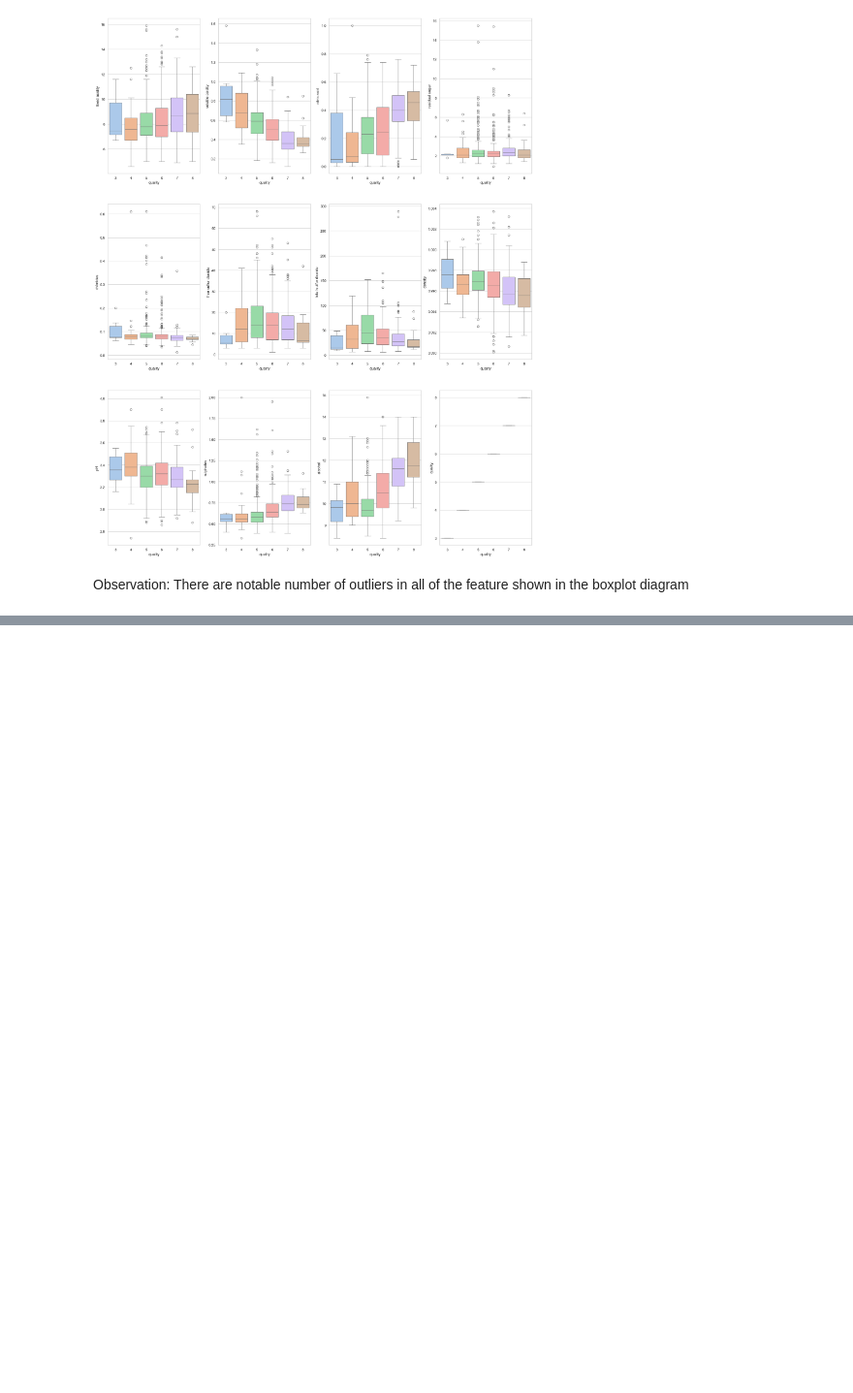
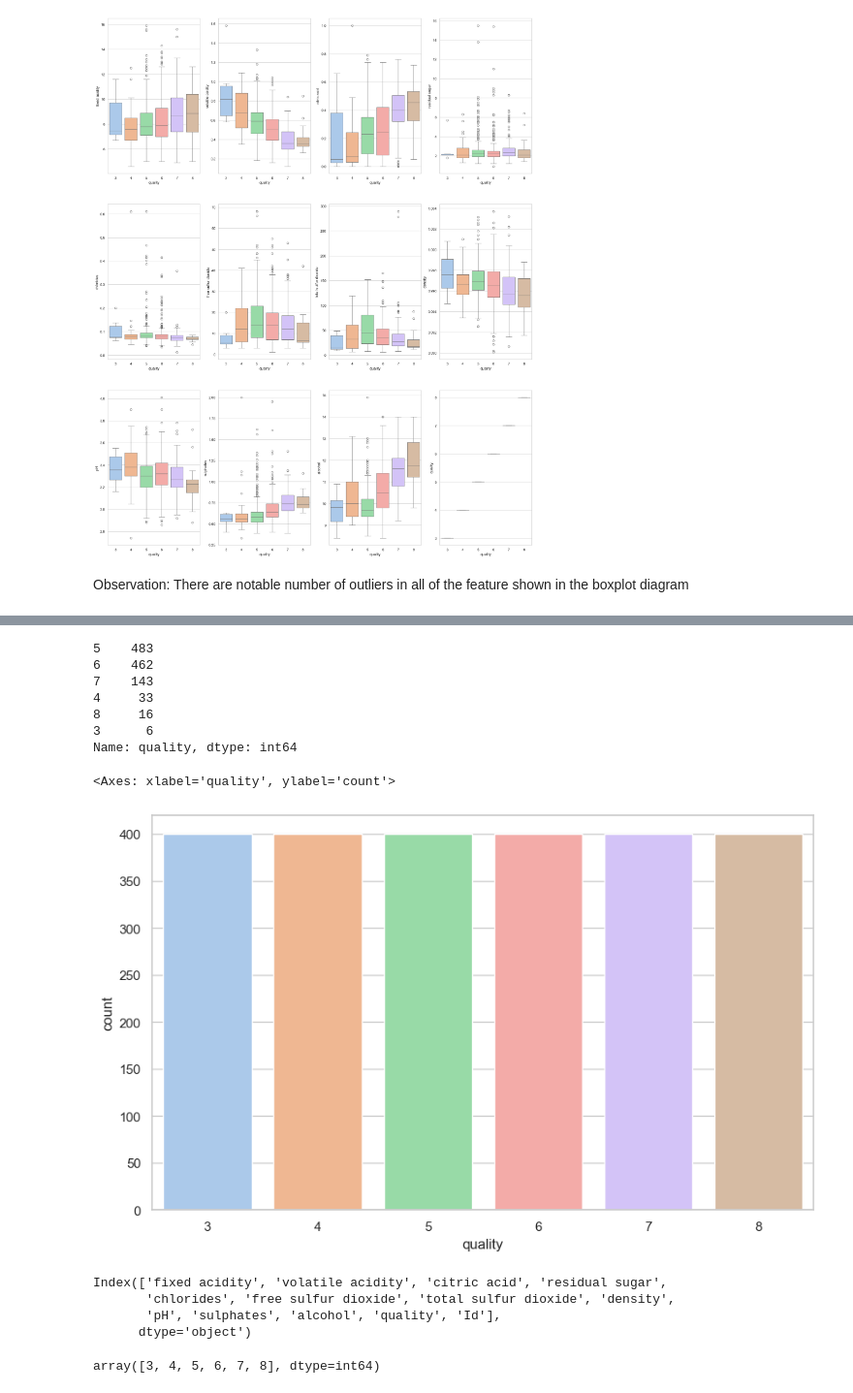
Before and after one commit to pkcktkksh98/data-science, a Jupyter notebook: notebook/Week_5/20240811_Week5.ipynb, the cells around one changed output, grey strips where cells are left out. Shown at 97% size. Drawn from its saved outputs; the diff is of its cells as text; code cells hidden in the pictures; blank space fills up the shorter version.

```diff
--- a/notebook/Week_5/20240811_Week5.ipynb
+++ b/notebook/Week_5/20240811_Week5.ipynb
@@ -215,0 +267,19 @@ Observation: There are notable number of outliers in all of the feature shown in
+# %%
+from sklearn.utils import resample
+
+#Upsampling
+quality_3_upsampled = resample(data[data['quality']==3],replace=True, n_samples=400, random_state=12)
+quality_4_upsampled = resample(data[data['quality']==4],replace=True, n_samples=400, random_state=12)
+quality_7_upsampled = resample(data[data['quality']==7],replace=True, n_samples=400, random_state=12)
+quality_8_upsampled = resample(data[data['quality']==8],replace=True, n_samples=400, random_state=12)
+# %%
+#downsampling
+quality_5_downsampled = data[data['quality']==5].sample(n=400).reset_index(drop=True)
+quality_6_downsampled = data[data['quality']==6].sample(n=400).reset_index(drop=True)
+# %%
+balanced_data = pd.concat([quality_3_upsampled,
+                           quality_4_upsampled,
+                           quality_5_downsampled,
+                           quality_6_downsampled,
+                           quality_7_upsampled,
+                           quality_8_upsampled]).reset_index(drop=True)
@@ -215,0 +296,24 @@ Observation: There are notable number of outliers in all of the feature shown in
+# %%
+import seaborn as sns
+import matplotlib.pyplot as plt
+sns.set(style='whitegrid')
+print(data['quality'].value_counts())
+fig=plt.figure(figsize=(10,6))
+sns.countplot(balanced_data,x='quality', palette='pastel')
+# %% [output]
+5    483
+6    462
+7    143
+4     33
+8     16
+3      6
+Name: quality, dtype: int64
+<Axes: xlabel='quality', ylabel='count'>
+[figure, added]
+# %%
+balanced_data.columns
+# %% [output]
+Index(['fixed acidity', 'volatile acidity', 'citric acid', 'residual sugar',
+       'chlorides', 'free sulfur dioxide', 'total sulfur dioxide', 'density',
+       'pH', 'sulphates', 'alcohol', 'quality', 'Id'],
+      dtype='object')
@@ -215,0 +341,5 @@ Observation: There are notable number of outliers in all of the feature shown in
+# %%
+# To check the label and the original quality index
+le.inverse_transform([0,1,2,3,4,5])
+# %% [output]
+array([3, 4, 5, 6, 7, 8], dtype=int64)
```
Also changed, not shown: parts of 32 cells of this notebook, 3 other files.
